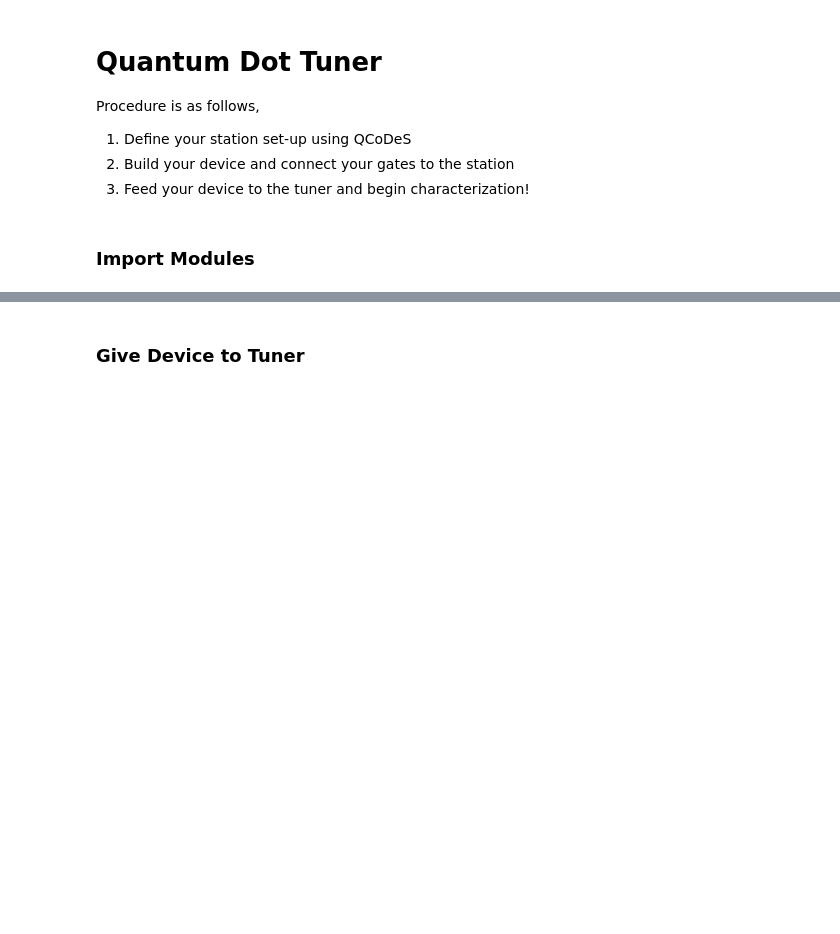
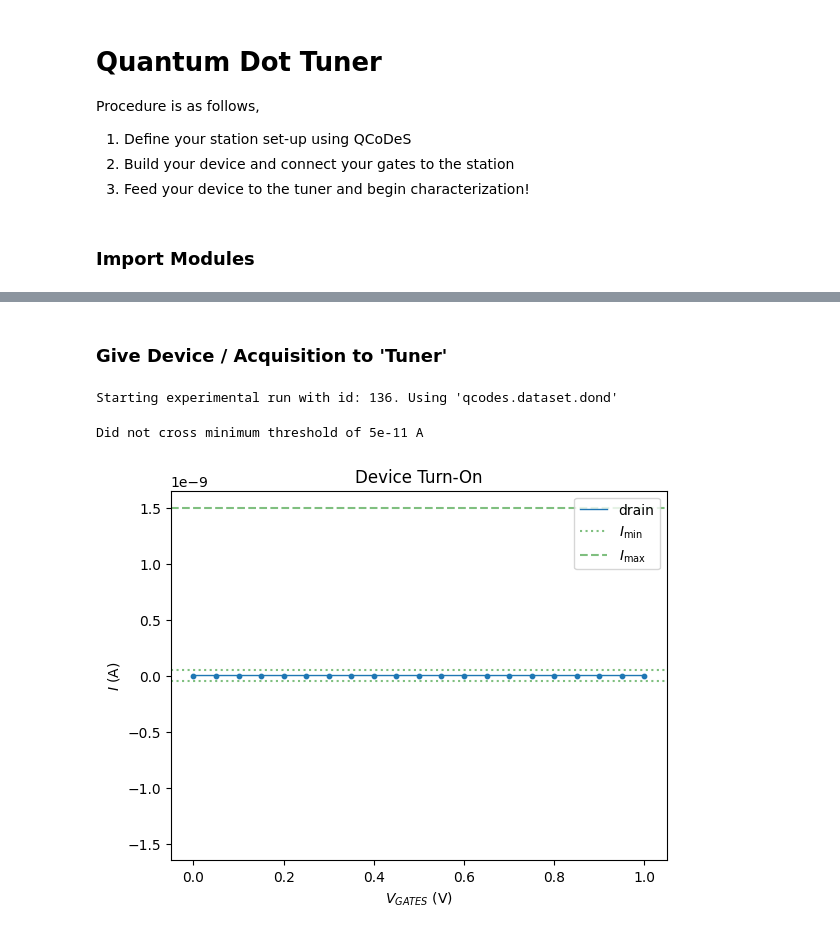
Before and after one commit to mainCSG/qd-device-tuner, a Jupyter notebook: sandbox.ipynb, the cells around one changed output, grey strips where cells are left out. Cells and saved outputs as stored; diff of their text form; code cells hidden in the pictures; blank space fills up the shorter version.

```diff
--- a/sandbox.ipynb
+++ b/sandbox.ipynb
@@ -18,8 +18,7 @@ import qcodes as qc
 # %%
 csg_station = qc.Station(config_file="station_config.yaml")
-# csg_station.load_instrument('sim900')
-# csg_station.load_instrument('agilent')
+csg_station.load_instrument('sim900')
+csg_station.load_instrument('agilent')
 
-# sim900 = csg_station.sim900
-# agilent = csg_station.agilent
-sensitivity = 1e-9
+sim900 = csg_station.sim900
+agilent = csg_station.agilent
@@ -55,4 +78,12 @@ SET.add_top(L)
+# %%
+acq = Acquisition(csg_station)
+acq.create_database(database_name=chip.name, save_dir=".")
+acq.create_experiment(experiment_name="characterization", sample_name=SET.name)
 # %% [markdown]
-### Give Device to Tuner
+### Give Device / Acquisition to 'Tuner'
 # %%
-tuner = SingleChargeTransistor(device=SET, save_dir=Path("."))
+tuner = SingleChargeTransistorTuner(
+    device=chip.D45,
+    acquisition=acq,
+    save_dir=Path(".")
+)
@@ -58,0 +92,8 @@ tuner = SingleChargeTransistor(device=SET, save_dir=Path("."))
+# %%
+tuner.apply_bias(0.01)
+# %%
+turn_on_data = tuner.turn_on()
+# %% [output]
+Starting experimental run with id: 136. Using 'qcodes.dataset.dond'
+Did not cross minimum threshold of 5e-11 A
+[figure, added]
```
Also changed, not shown: parts of 15 cells of this notebook, 25 other files.
